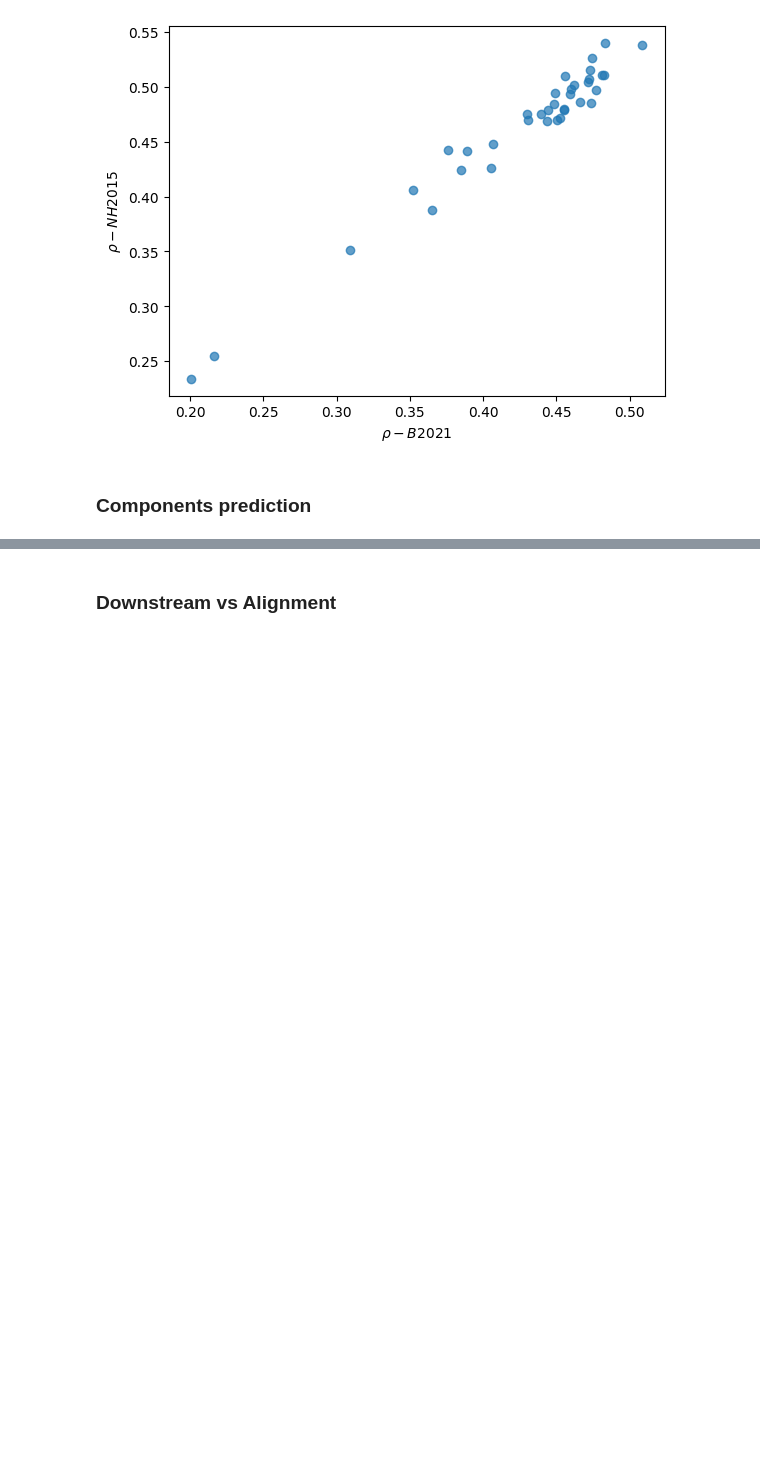
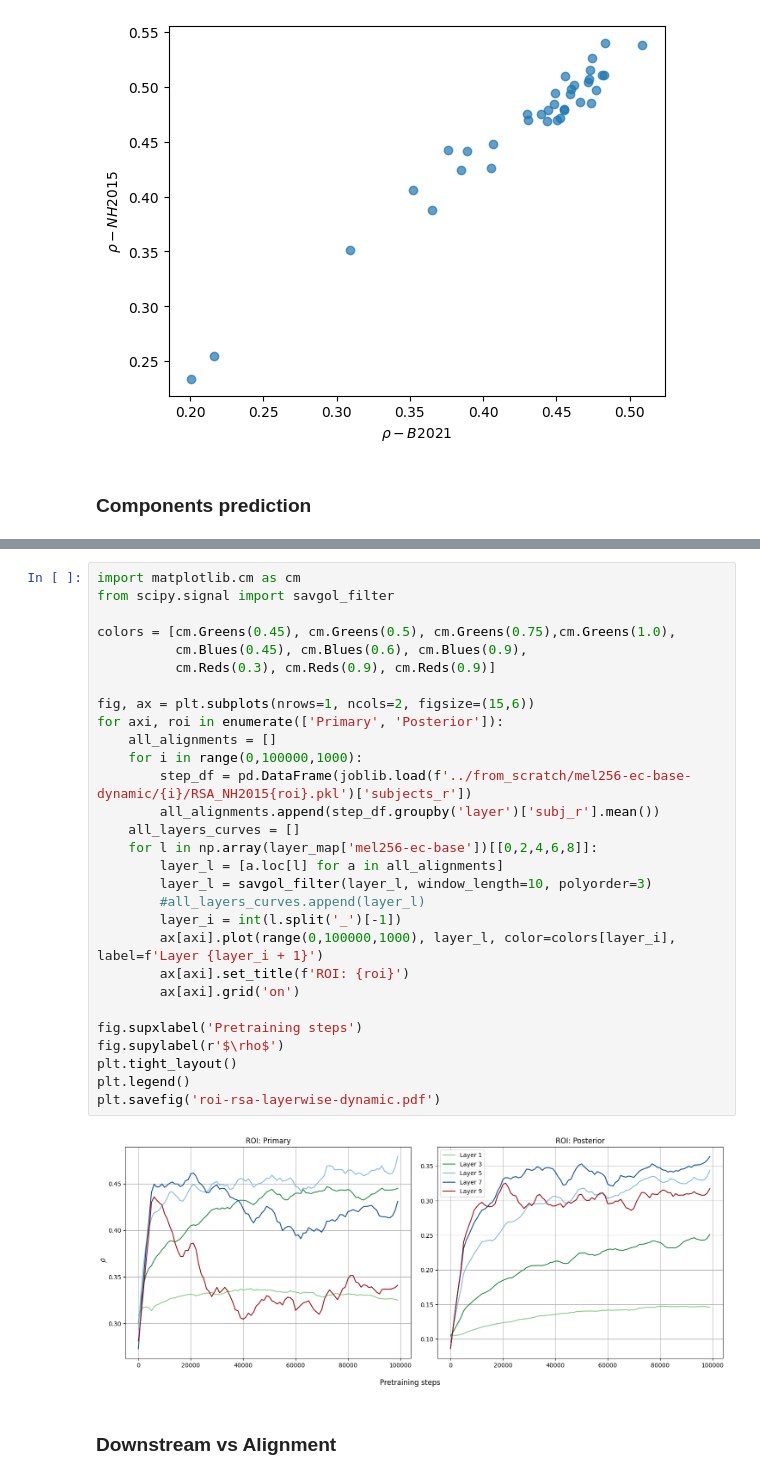
Before and after one commit to mrpep/braindnn, a Jupyter notebook: notebooks/results2.ipynb, the cells around one changed output, grey strips where cells are left out. Saved outputs shown, nothing was run; the diff lists cells and outputs as text; blank space fills up the shorter version.

```diff
--- a/notebooks/results2.ipynb
+++ b/notebooks/results2.ipynb
@@ -155,3 +159,34 @@ Name: REG_NH2015comp_5, dtype: float64
+# %%
+import matplotlib.cm as cm
+from scipy.signal import savgol_filter
+
+colors = [cm.Greens(0.45), cm.Greens(0.5), cm.Greens(0.75),cm.Greens(1.0),
+          cm.Blues(0.45), cm.Blues(0.6), cm.Blues(0.9),
+          cm.Reds(0.3), cm.Reds(0.9), cm.Reds(0.9)]
+
+fig, ax = plt.subplots(nrows=1, ncols=2, figsize=(15,6))
+for axi, roi in enumerate(['Primary', 'Posterior']):
+    all_alignments = []
+    for i in range(0,100000,1000):
+        step_df = pd.DataFrame(joblib.load(f'../from_scratch/mel256-ec-base-dynamic/{i}/RSA_NH2015{roi}.pkl')['subjects_r'])
+        all_alignments.append(step_df.groupby('layer')['subj_r'].mean())
+    all_layers_curves = []
+    for l in np.array(layer_map['mel256-ec-base'])[[0,2,4,6,8]]:
+        layer_l = [a.loc[l] for a in all_alignments]
+        layer_l = savgol_filter(layer_l, window_length=10, polyorder=3)
+        #all_layers_curves.append(layer_l)
+        layer_i = int(l.split('_')[-1])
+        ax[axi].plot(range(0,100000,1000), layer_l, color=colors[layer_i], label=f'Layer {layer_i + 1}')
+        ax[axi].set_title(f'ROI: {roi}')
+        ax[axi].grid('on')
+
+fig.supxlabel('Pretraining steps')
+fig.supylabel(r'$\rho$')
+plt.tight_layout()
+plt.legend()
+plt.savefig('roi-rsa-layerwise-dynamic.pdf')
+# %% [output]
+[figure, added]
 # %% [markdown]
 ### Downstream vs Alignment
 # %%
```
Also changed, not shown: parts of 7 cells of this notebook, 5 other files.
